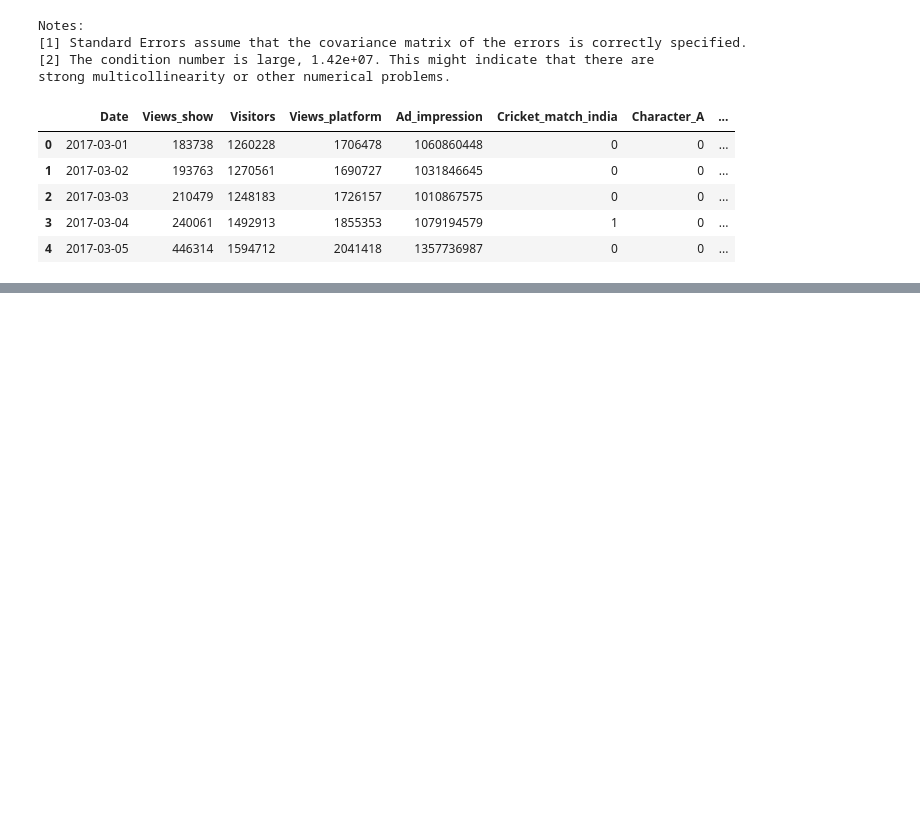
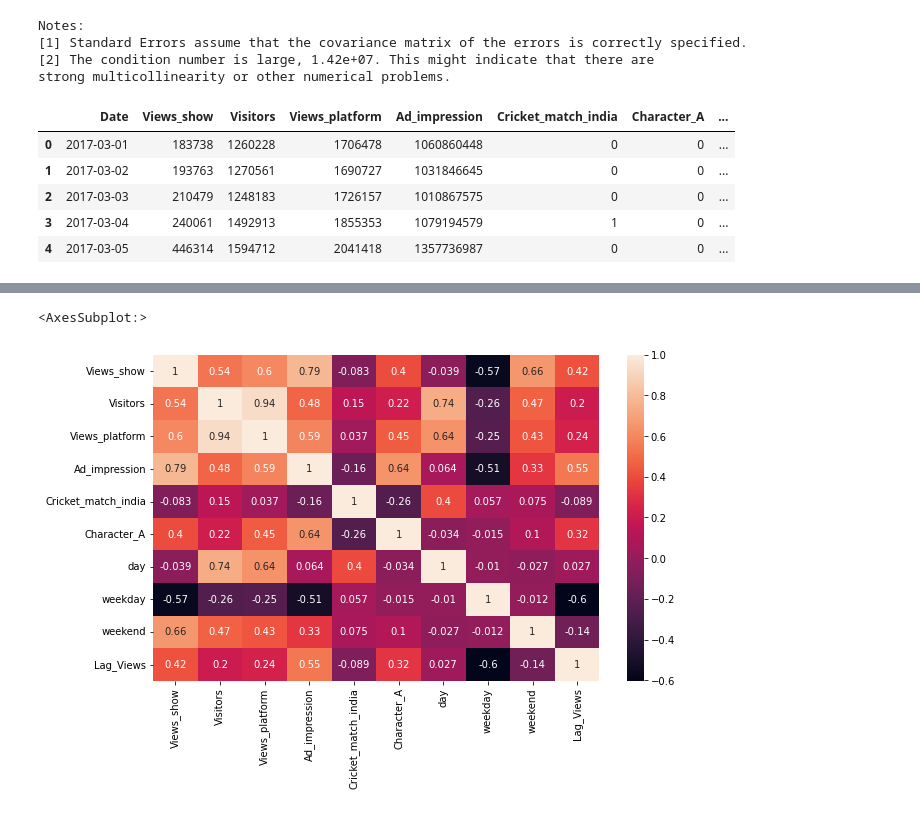
Before and after one commit to vivekkum-ar/Media-Company-Linear-Regression, a Jupyter notebook: Media-Company-Case-Study.ipynb, the cells around one changed output, grey strips where cells are left out. Drawn from its saved outputs; the diff is of its cells as text; code cells hidden in the pictures; blank space fills up the shorter version.

```diff
--- a/Media-Company-Case-Study.ipynb
+++ b/Media-Company-Case-Study.ipynb
@@ -403,0 +447,6 @@ media.head()
+# %%
+plt.figure(figsize = (10,6))        # Size of the figure
+sns.heatmap(media.corr(),annot = True)
+# %% [output]
+<AxesSubplot:>
+[figure, added]
```
Also changed, not shown: parts of 4 cells of this notebook.
